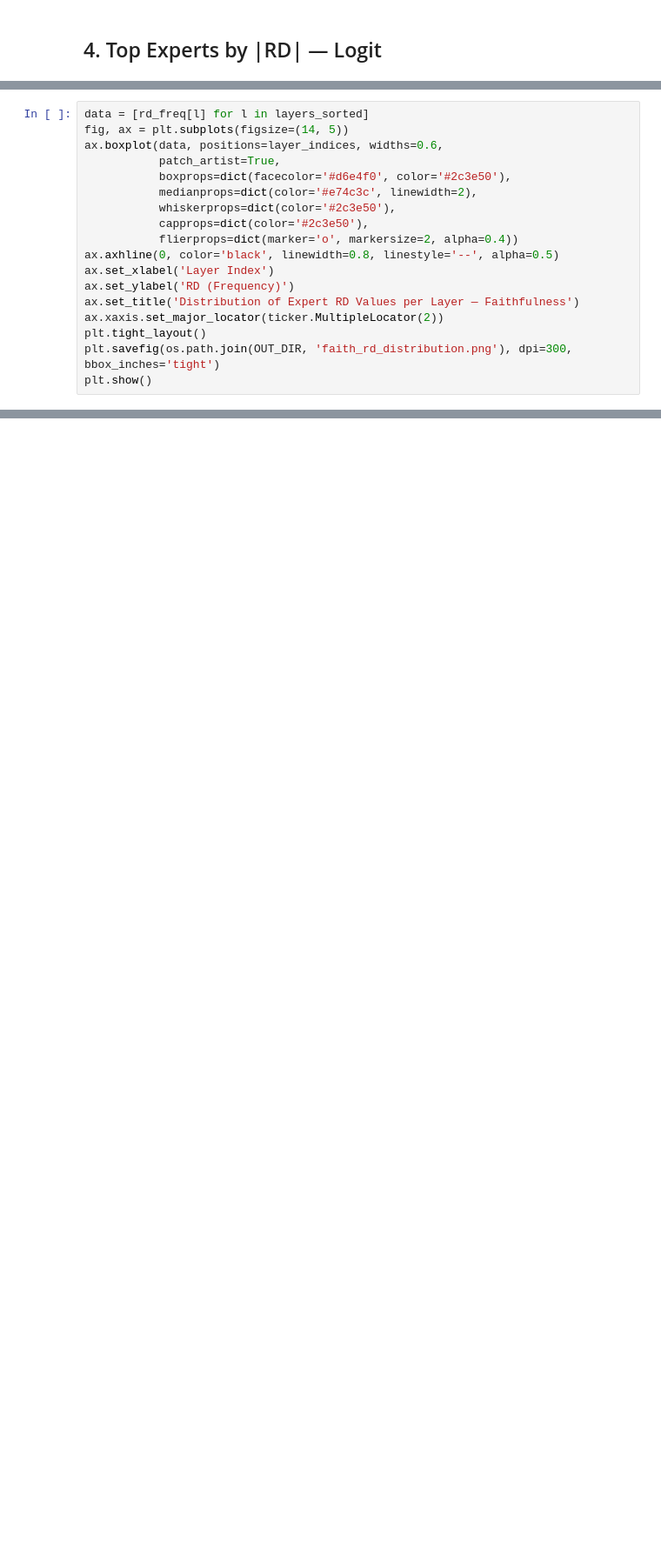
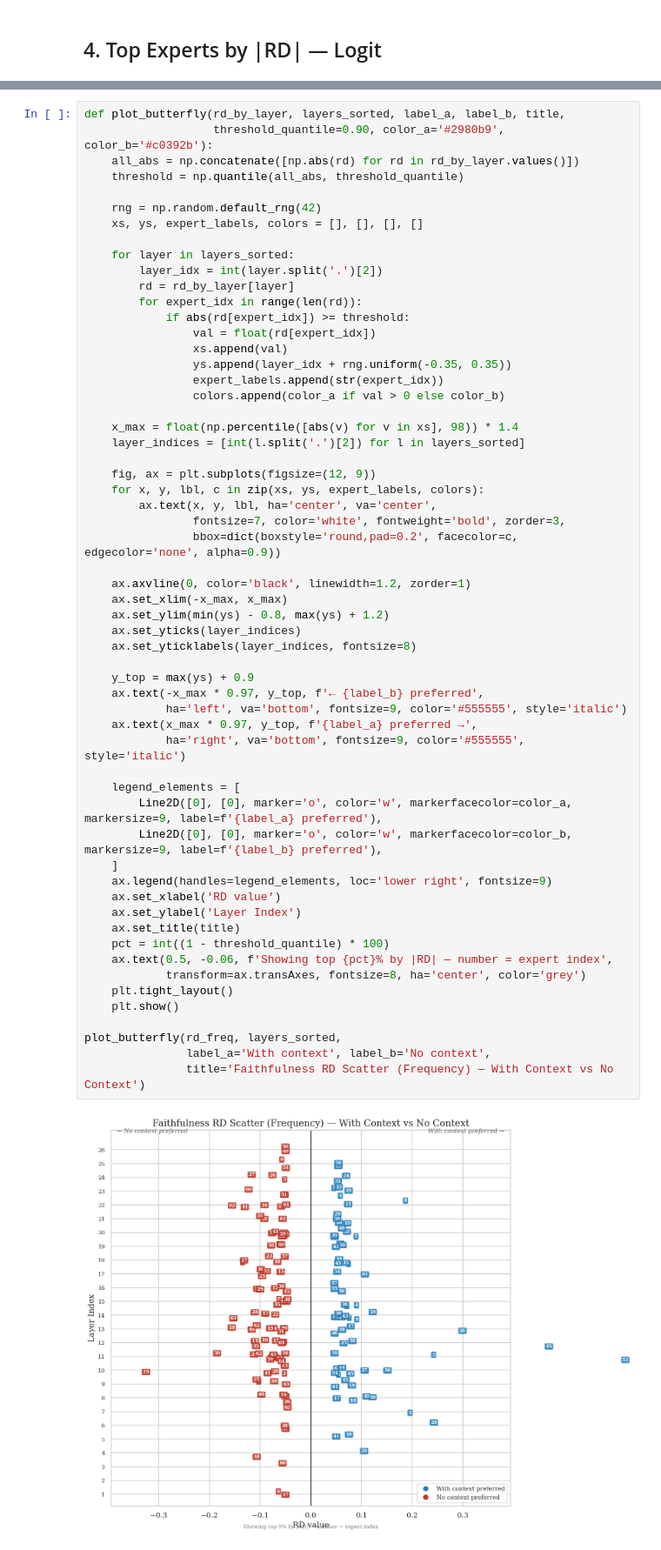
Before and after one commit to Johnwchampion/Individual-Project-25-26, a Jupyter notebook: stage1/analysis/01_rd_faithfulness.ipynb, the cells around one changed output, grey strips where cells are left out. Shown at 87% size. Saved outputs shown, nothing was run; the diff lists cells and outputs as text; blank space fills up the shorter version.

```diff
--- a/stage1/analysis/01_rd_faithfulness.ipynb
+++ b/stage1/analysis/01_rd_faithfulness.ipynb
@@ -114,18 +151,0 @@ Boxplot showing the spread of RD values across experts for each layer. Layers wi
-# %%
-data = [rd_freq[l] for l in layers_sorted]
-fig, ax = plt.subplots(figsize=(14, 5))
-ax.boxplot(data, positions=layer_indices, widths=0.6,
-           patch_artist=True,
-           boxprops=dict(facecolor='#d6e4f0', color='#2c3e50'),
-           medianprops=dict(color='#e74c3c', linewidth=2),
-           whiskerprops=dict(color='#2c3e50'),
-           capprops=dict(color='#2c3e50'),
-           flierprops=dict(marker='o', markersize=2, alpha=0.4))
-ax.axhline(0, color='black', linewidth=0.8, linestyle='--', alpha=0.5)
-ax.set_xlabel('Layer Index')
-ax.set_ylabel('RD (Frequency)')
-ax.set_title('Distribution of Expert RD Values per Layer — Faithfulness')
-ax.xaxis.set_major_locator(ticker.MultipleLocator(2))
-plt.tight_layout()
-plt.savefig(os.path.join(OUT_DIR, 'faith_rd_distribution.png'), dpi=300, bbox_inches='tight')
-plt.show()
@@ -131,0 +156,60 @@ plt.show()
+# %%
+def plot_butterfly(rd_by_layer, layers_sorted, label_a, label_b, title,
+                   threshold_quantile=0.90, color_a='#2980b9', color_b='#c0392b'):
+    all_abs = np.concatenate([np.abs(rd) for rd in rd_by_layer.values()])
+    threshold = np.quantile(all_abs, threshold_quantile)
+
+    rng = np.random.default_rng(42)
+    xs, ys, expert_labels, colors = [], [], [], []
+
+    for layer in layers_sorted:
+        layer_idx = int(layer.split('.')[2])
+        rd = rd_by_layer[layer]
+        for expert_idx in range(len(rd)):
+            if abs(rd[expert_idx]) >= threshold:
+                val = float(rd[expert_idx])
+                xs.append(val)
+                ys.append(layer_idx + rng.uniform(-0.35, 0.35))
+                expert_labels.append(str(expert_idx))
+                colors.append(color_a if val > 0 else color_b)
+
+    x_max = float(np.percentile([abs(v) for v in xs], 98)) * 1.4
+    layer_indices = [int(l.split('.')[2]) for l in layers_sorted]
+
+    fig, ax = plt.subplots(figsize=(12, 9))
+    for x, y, lbl, c in zip(xs, ys, expert_labels, colors):
+        ax.text(x, y, lbl, ha='center', va='center',
+                fontsize=7, color='white', fontweight='bold', zorder=3,
+                bbox=dict(boxstyle='round,pad=0.2', facecolor=c, edgecolor='none', alpha=0.9))
+
+    ax.axvline(0, color='black', linewidth=1.2, zorder=1)
+    ax.set_xlim(-x_max, x_max)
+    ax.set_ylim(min(ys) - 0.8, max(ys) + 1.2)
+    ax.set_yticks(layer_indices)
+    ax.set_yticklabels(layer_indices, fontsize=8)
+
+    y_top = max(ys) + 0.9
+    ax.text(-x_max * 0.97, y_top, f'← {label_b} preferred',
+            ha='left', va='bottom', fontsize=9, color='#555555', style='italic')
+    ax.text(x_max * 0.97, y_top, f'{label_a} preferred →',
+            ha='right', va='bottom', fontsize=9, color='#555555', style='italic')
+
+    legend_elements = [
+        Line2D([0], [0], marker='o', color='w', markerfacecolor=color_a, markersize=9, label=f'{label_a} preferred'),
+        Line2D([0], [0], marker='o', color='w', markerfacecolor=color_b, markersize=9, label=f'{label_b} preferred'),
+    ]
+    ax.legend(handles=legend_elements, loc='lower right', fontsize=9)
+    ax.set_xlabel('RD value')
+    ax.set_ylabel('Layer Index')
+    ax.set_title(title)
+    pct = int((1 - threshold_quantile) * 100)
+    ax.text(0.5, -0.06, f'Showing top {pct}% by |RD| — number = expert index',
+            transform=ax.transAxes, fontsize=8, ha='center', color='grey')
+    plt.tight_layout()
+    plt.show()
+
+plot_butterfly(rd_freq, layers_sorted,
+               label_a='With context', label_b='No context',
+               title='Faithfulness RD Scatter (Frequency) — With Context vs No Context')
+# %% [output]
+[figure, added]
```
Also changed, not shown: parts of 11 cells of this notebook, 11 other files.
